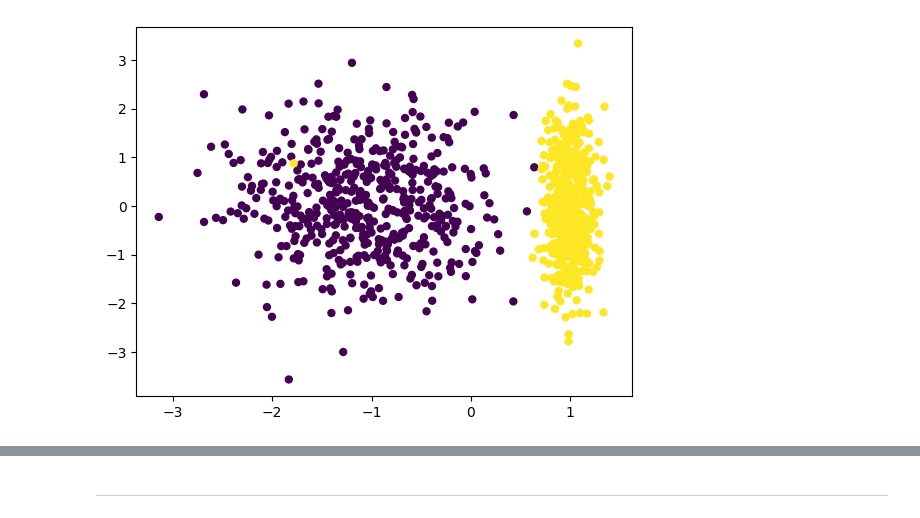
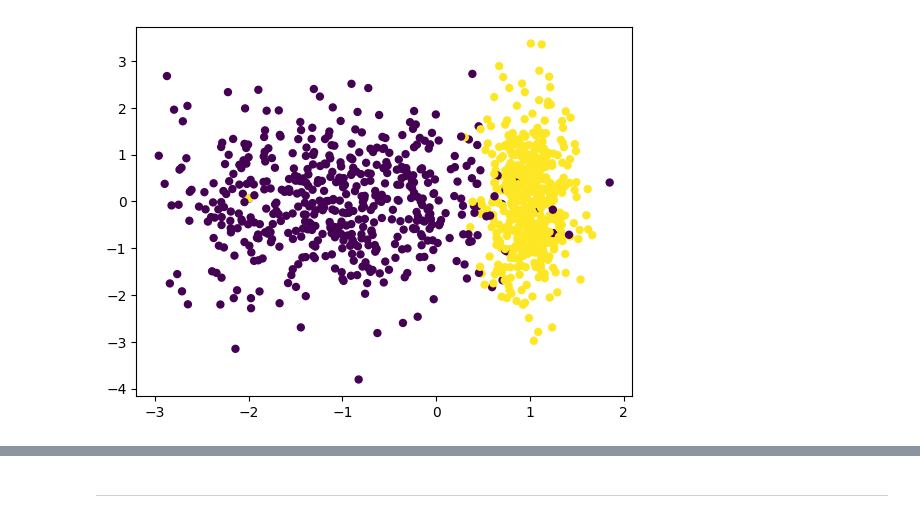
Before and after one commit to Takahashi-Kaisei/machine-learning, a Jupyter notebook: notebook/logistic_regression_sample_code.ipynb, the cells around one changed output, grey strips where cells are left out. Saved outputs shown, nothing was run; the diff lists cells and outputs as text; code cells hidden in the pictures.

```diff
--- a/notebook/logistic_regression_sample_code.ipynb
+++ b/notebook/logistic_regression_sample_code.ipynb
@@ -1,34 +1,33 @@
 # %%
+import time
+import random
 import pandas as pd
 import numpy as np
 from sklearn.datasets import make_classification
 from sklearn.linear_model import LogisticRegression
 from sklearn.metrics import accuracy_score
 %matplotlib inline
 import matplotlib.pyplot as plt
 import matplotlib.patches as patches
-from matplotlib.animation import ArtistAnimation
-from IPython.display import HTML, Image, Video
-import time
-import random
+
+N = 1000 #データの数
+d = 2 # 次元数
+K = 2 # クラス数
+
+X, y = make_classification(
+    n_samples=N,
+    n_features=d,
+    n_informative=1,
+    n_redundant=0,
+    n_clusters_per_class=1,
+    n_classes=K,
+    random_state=20
+)
+
+plt.scatter(X[:, 0], X[:, 1], marker="o", c=y, s=25) #c = yで色指定できる
+plt.show()
+# %% [output]
+[figure, added]
-# %%
-N = 1000 #データの数
-d = 2 # 次元数
-K = 2 # クラス数
-
-X, y = make_classification(
-    n_samples=N,
-    n_features=d,
-    n_informative=1,
-    n_redundant=0,
-    n_clusters_per_class=1,
-    n_classes=K
-)
-
-plt.scatter(X[:, 0], X[:, 1], marker="o", c=y, s=25) #c = yで色指定できる
-plt.show()
-# %% [output]
-[figure, removed]
 # %%
 model = LogisticRegression(
     penalty=None,
```
Also changed, not shown: parts of 6 cells of this notebook.
